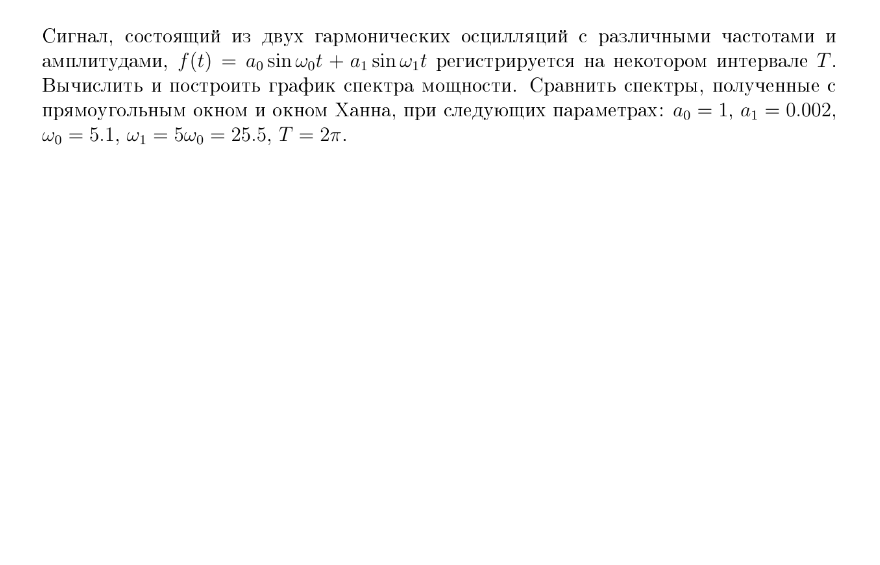
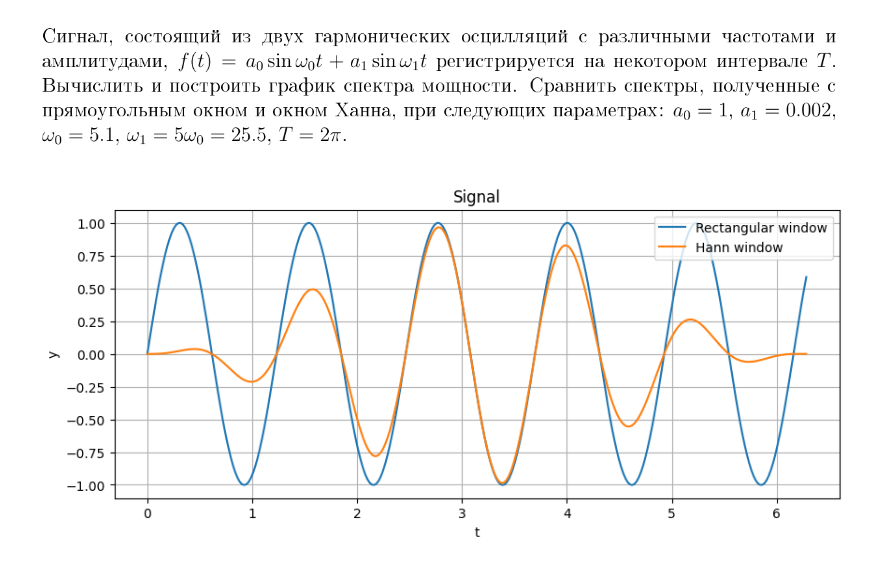
Before and after one commit to CuSynth/computational-physics, a Jupyter notebook: # 12 Fourier/solution.ipynb, the cells around one changed output. Drawn from its saved outputs; the diff is of its cells as text; code cells hidden in the pictures; blank space fills up the shorter version.

```diff
--- a/# 12 Fourier/solution.ipynb
+++ b/# 12 Fourier/solution.ipynb
@@ -6,3 +7,31 @@ import matplotlib.pyplot as plt
 Image('task 12.png')
 # %% [output]
 [figure]
+# %%
+a0, a1 = 1., 0.002
+w0, w1 = 5.1, 25.5
+
+T = 2 * np.pi
+N = 300
+
+freq = 2 * np.pi * np.arange(N) / T
+# %%
+f = lambda t: a0 * np.sin(w0 * t) + a1 * np.sin(w1 * t)
+HannWindow = lambda n: 0.5 * (1 - np.cos(2 * np.pi * n / (N - 1)))
+# %%
+t = np.linspace(0, T, N)
+x = f(t)
+hanned = HannWindow(np.arange(N))*x
+
+plt.figure(figsize=(10, 4))
+
+plt.plot(t, x, label='Rectangular window')
+plt.plot(t, hanned, label='Hann window')
+plt.xlabel('t')
+plt.ylabel('y')
+plt.title('Signal')
+plt.legend()
+plt.grid()
+plt.show()
+# %% [output]
+[figure, added]
```
Also changed, not shown: parts of 4 cells of this notebook.
